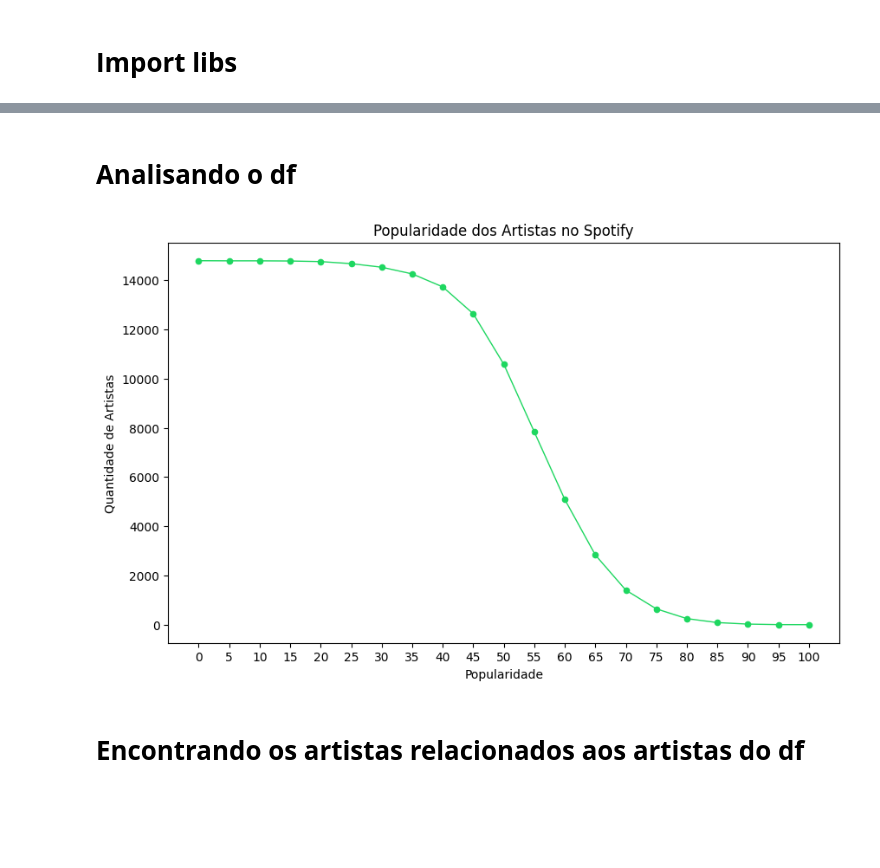
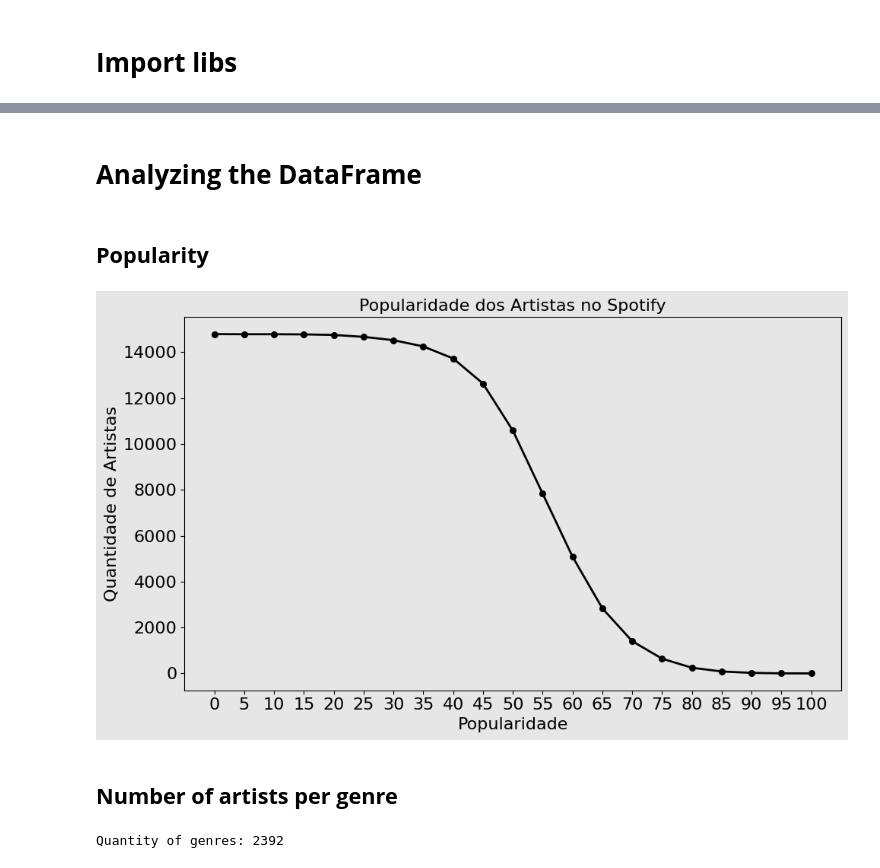
Before and after one commit to anamachadoc/UFSJ_Redes_Complexas_Trabalho_Final, a Jupyter notebook: data/spotify_artists.ipynb, the cells around one changed output, grey strips where cells are left out. Saved outputs shown, nothing was run; the diff lists cells and outputs as text; code cells hidden in the pictures; blank space fills up the shorter version.

```diff
--- a/data/spotify_artists.ipynb
+++ b/data/spotify_artists.ipynb
@@ -112,17 +84,43 @@ df_clean
-# %% [markdown]
-# **Analisando o df**
+# %% [markdown]
+# **Analyzing the DataFrame**
+# %% [markdown]
+## **Popularity**
 # %%
 x_values = list(range(0, 105, 5))
 quantity_of_artists = [len(df_clean[df_clean['popularity'] >= value]) for value in x_values]
+fig, ax = plt.subplots(figsize=(10, 6))
 
-plt.figure(figsize=(10, 6))
-plt.plot(x_values, quantity_of_artists, marker = 'o', color = '#1ED760', markersize=4.5, linewidth=1)
-plt.xticks(x_values)
-plt.title('Popularidade dos Artistas no Spotify')
-plt.xlabel('Popularidade')
-plt.ylabel('Quantidade de Artistas')
+fig.patch.set_facecolor('#E6E6E6')
+ax.set_facecolor('#E6E6E6')
+
+ax.plot(x_values, quantity_of_artists, marker='o', color='black', markersize=5.5, linewidth=2)
+
+ax.set_xticks(x_values)
+ax.set_title('Popularidade dos Artistas no Spotify', fontsize=16)
+ax.set_xlabel('Popularidade', fontsize=16)
+ax.set_ylabel('Quantidade de Artistas', fontsize=16)
+
+plt.xticks(fontsize=16)
+plt.yticks(fontsize=16)
+
+plt.tight_layout()
 plt.show()
+
+#fig.savefig('fig_popularity.png', dpi=300, bbox_inches='tight')
 # %% [output]
-[figure, old version]
+[figure, new version]
-# %% [markdown]
-# **Encontrando os artistas relacionados aos artistas do df**
+# %% [markdown]
+## **Number of artists per genre**
+# %%
+genres = {}
+for index in range(len(df_clean)):
+    genres_line = df_clean['genres'][index]
+    genres_line = genres_line.split(', ')
+    for genre in genres_line:
+        if genre not in genres:
+            genres[genre] = 0
+        genres[genre] += 1
+sorted_genres = dict(sorted(genres.items(), key=lambda item: item[1], reverse=True))
+print(f'Quantity of genres: {len(genres)}')
+# %% [output]
+Quantity of genres: 2392
```
Also changed, not shown: parts of 24 cells of this notebook, 21 other files.
